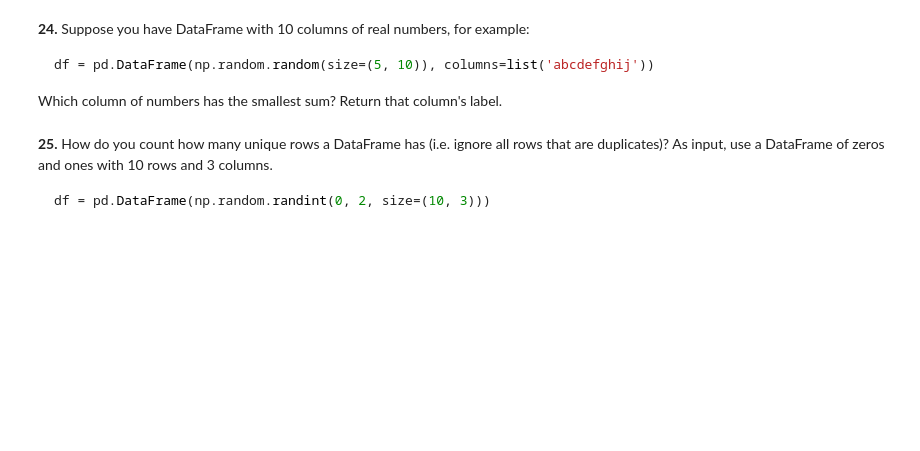
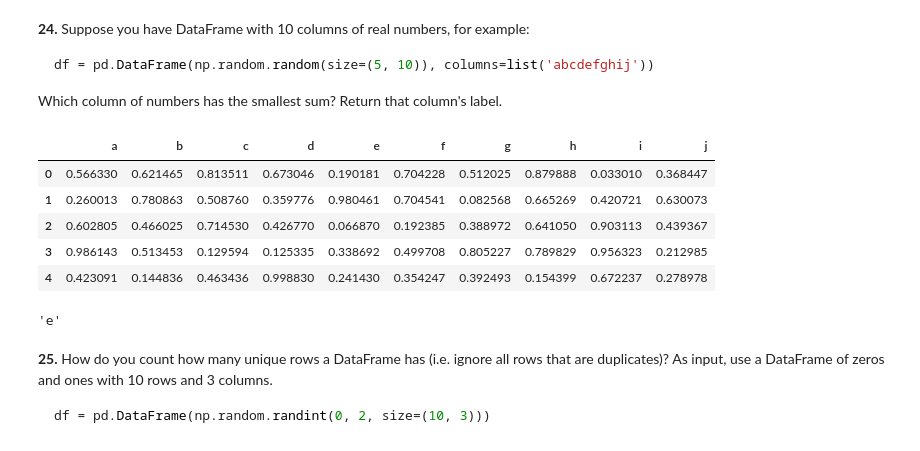
Before and after one commit to Christopherbriantorres/Pandas_Practice, a Jupyter notebook: 100-pandas-puzzles.ipynb, the cells around one changed output. Cells and saved outputs as stored; diff of their text form; code cells hidden in the pictures; blank space fills up the shorter version.

````diff
--- a/100-pandas-puzzles.ipynb
+++ b/100-pandas-puzzles.ipynb
@@ -353,6 +378,21 @@ how do you subtract the row mean from each element in the row?
 df = pd.DataFrame(np.random.random(size=(5, 10)), columns=list('abcdefghij'))
 ```
 Which column of numbers has the smallest sum?  Return that column's label.
+# %%
+df = pd.DataFrame(np.random.random(size=(5, 10)), columns=list('abcdefghij'))
+df
+# %% [output]
+|  | a | b | c | d | e | f | g | h | i | j |
+| 0 | 0.566330 | 0.621465 | 0.813511 | 0.673046 | 0.190181 | 0.704228 | 0.512025 | 0.879888 | 0.033010 | 0.368447 |
+| 1 | 0.260013 | 0.780863 | 0.508760 | 0.359776 | 0.980461 | 0.704541 | 0.082568 | 0.665269 | 0.420721 | 0.630073 |
+| 2 | 0.602805 | 0.466025 | 0.714530 | 0.426770 | 0.066870 | 0.192385 | 0.388972 | 0.641050 | 0.903113 | 0.439367 |
+| 3 | 0.986143 | 0.513453 | 0.129594 | 0.125335 | 0.338692 | 0.499708 | 0.805227 | 0.789829 | 0.956323 | 0.212985 |
+| 4 | 0.423091 | 0.144836 | 0.463436 | 0.998830 | 0.241430 | 0.354247 | 0.392493 | 0.154399 | 0.672237 | 0.278978 |
+# %%
+
+df.sum(axis= 0).sort_values().index[0]
+# %% [output]
+'e'
 # %% [markdown]
 **25.** How do you count how many unique rows a DataFrame has (i.e. ignore all rows that are duplicates)? As input, use a DataFrame of zeros and ones with 10 rows and 3 columns.
 
````
Also changed, not shown: parts of 9 cells of this notebook.
